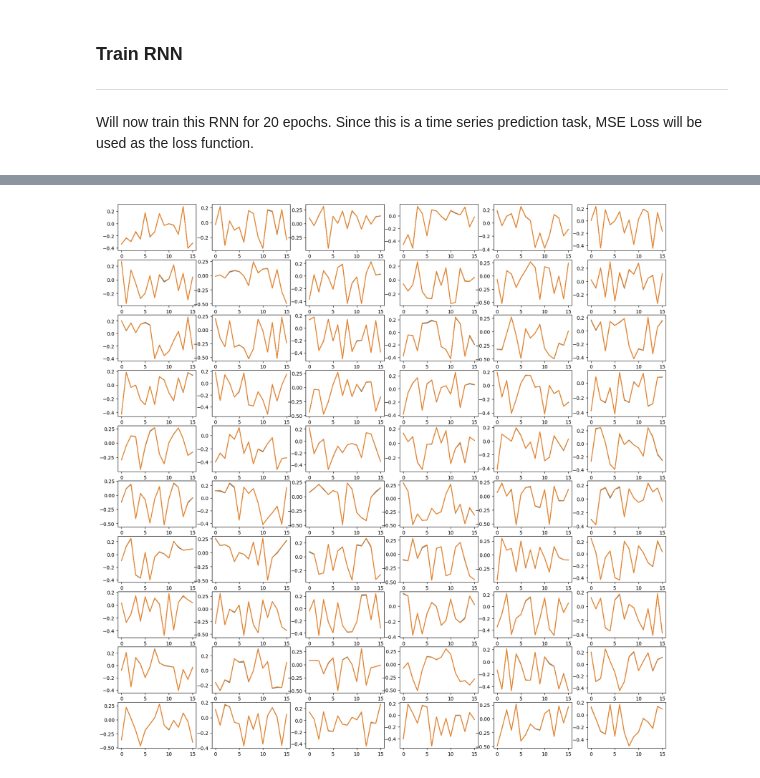
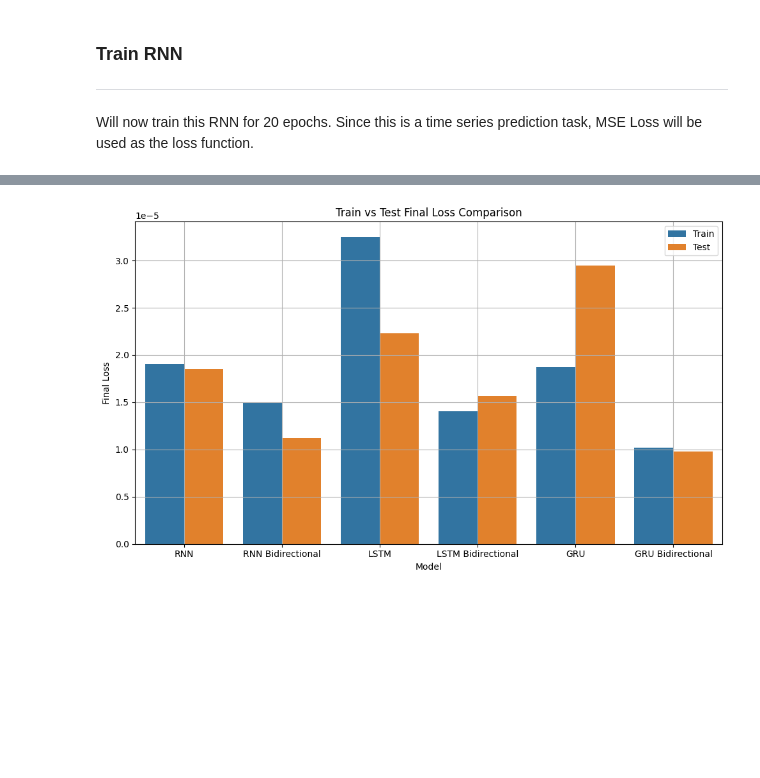
Before and after one commit to Adi-K527/NeuraLab, a Jupyter notebook: RNN/rnn.ipynb, the cells around one changed output, grey strips where cells are left out. Cells and saved outputs as stored; diff of their text form; code cells hidden in the pictures; blank space fills up the shorter version.

```diff
--- a/RNN/rnn.ipynb
+++ b/RNN/rnn.ipynb
@@ -324,14 +470,21 @@ plt.grid(True)
-# %%
-c = 0
-plt.figure(figsize=(20, 20))
-for i in test_dataset:
-    x, y = i
-    output = model(x.float())
-    c += 1
-    plt.subplot(10, 6, c)
-    plt.plot(y.detach().numpy())
-    plt.plot(output.detach().numpy())
-    if c == 60:
-        break
-# %% [output]
-[figure, removed]
+# %%
+train_final = torch.tensor(train_losses)[:,-1].detach().cpu().numpy()
+test_final  = torch.tensor(test_losses)[:,-1].detach().cpu().numpy()
+
+data = {
+    "Model": titles * 2,
+    "Loss Type": ["Train"] * len(titles) + ["Test"] * len(titles),
+    "Final Loss": list(train_final) + list(test_final)
+}
+df = pd.DataFrame(data)
+
+plt.figure(figsize=(10, 6))
+sns.barplot(x="Model", y="Final Loss", hue="Loss Type", data=df)
+plt.title("Train vs Test Final Loss Comparison")
+plt.xlabel("Model")
+plt.ylabel("Final Loss")
+plt.legend()
+plt.grid(True)
+plt.tight_layout()
+# %% [output]
+[figure, added]
```
Also changed, not shown: parts of 21 cells of this notebook, 2 other files.
